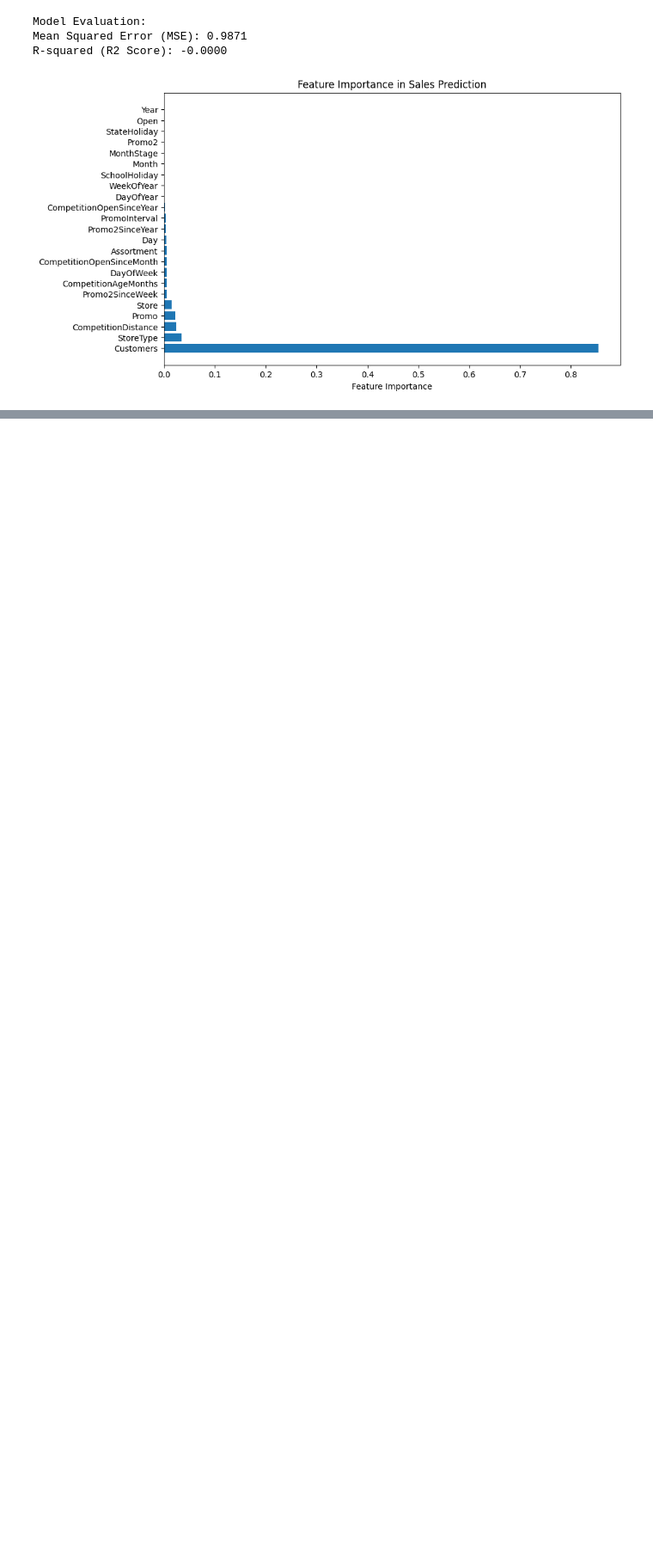
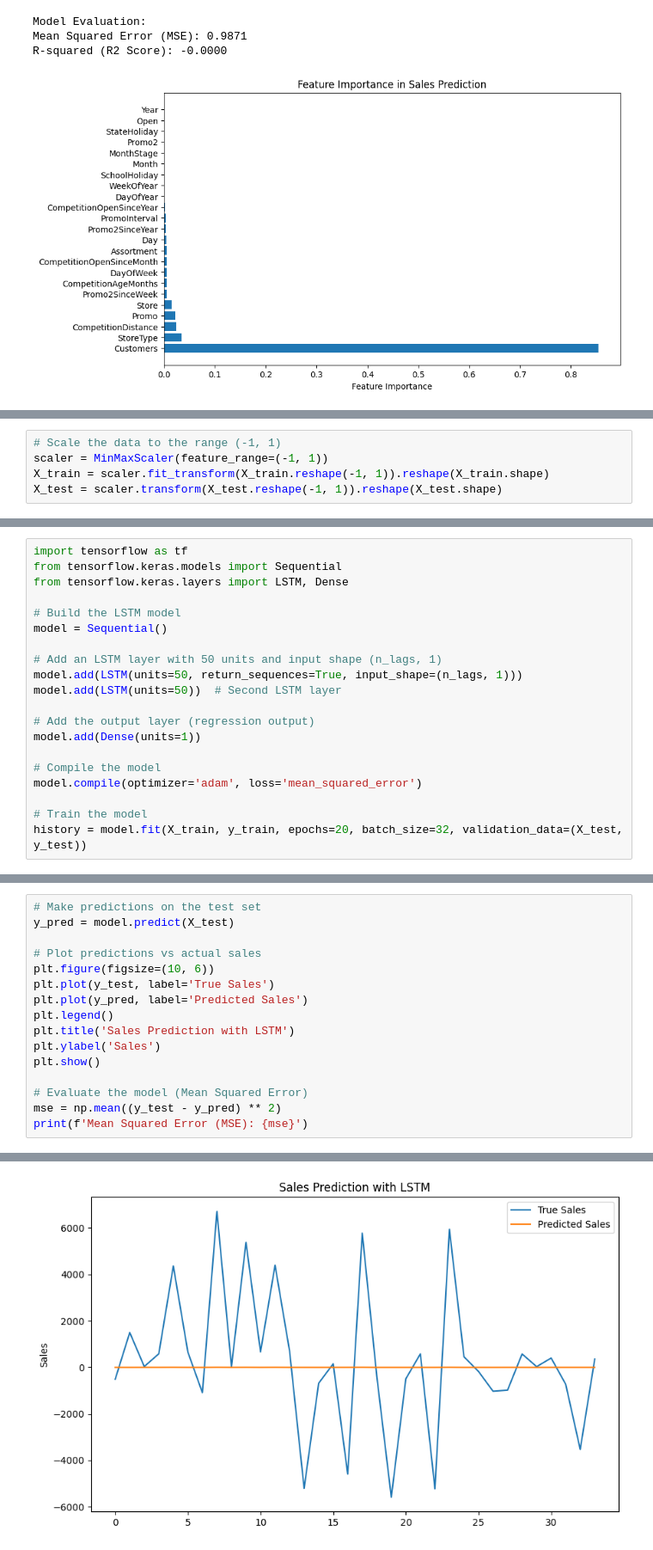
Before and after one commit to habrev/Rossmann-Pharmaceuticals, a Jupyter notebook: notebooks/prediction.ipynb, the cells around one changed output, grey strips where cells are left out. Shown at 86% size. Drawn from its saved outputs; the diff is of its cells as text; blank space fills up the shorter version.

```diff
--- a/notebooks/prediction.ipynb
+++ b/notebooks/prediction.ipynb
@@ -357,0 +472,5 @@ R-squared (R2 Score): -0.0000
+# %%
+# Scale the data to the range (-1, 1)
+scaler = MinMaxScaler(feature_range=(-1, 1))
+X_train = scaler.fit_transform(X_train.reshape(-1, 1)).reshape(X_train.shape)
+X_test = scaler.transform(X_test.reshape(-1, 1)).reshape(X_test.shape)
@@ -357,0 +479,20 @@ R-squared (R2 Score): -0.0000
+# %%
+import tensorflow as tf
+from tensorflow.keras.models import Sequential
+from tensorflow.keras.layers import LSTM, Dense
+
+# Build the LSTM model
+model = Sequential()
+
+# Add an LSTM layer with 50 units and input shape (n_lags, 1)
+model.add(LSTM(units=50, return_sequences=True, input_shape=(n_lags, 1)))
+model.add(LSTM(units=50))  # Second LSTM layer
+
+# Add the output layer (regression output)
+model.add(Dense(units=1))
+
+# Compile the model
+model.compile(optimizer='adam', loss='mean_squared_error')
+
+# Train the model
+history = model.fit(X_train, y_train, epochs=20, batch_size=32, validation_data=(X_test, y_test))
@@ -357,0 +519,17 @@ R-squared (R2 Score): -0.0000
+# %%
+# Make predictions on the test set
+y_pred = model.predict(X_test)
+
+# Plot predictions vs actual sales
+plt.figure(figsize=(10, 6))
+plt.plot(y_test, label='True Sales')
+plt.plot(y_pred, label='Predicted Sales')
+plt.legend()
+plt.title('Sales Prediction with LSTM')
+plt.ylabel('Sales')
+plt.show()
+
+# Evaluate the model (Mean Squared Error)
+mse = np.mean((y_test - y_pred) ** 2)
+print(f'Mean Squared Error (MSE): {mse}')
+# %% [output]
@@ -357,0 +537 @@ R-squared (R2 Score): -0.0000
+[figure, added]
```
Also changed, not shown: parts of 18 cells of this notebook.
